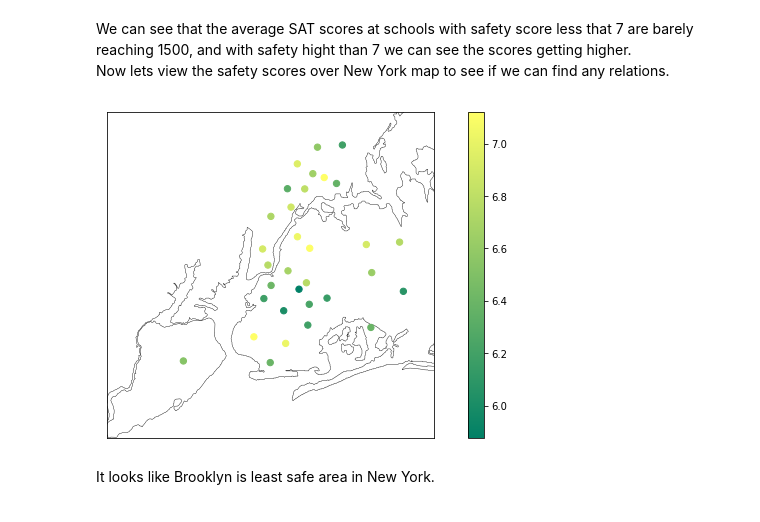
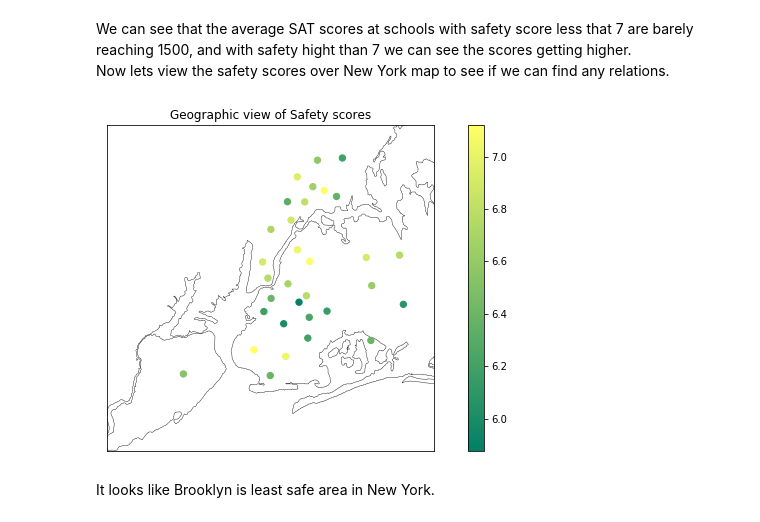
Before and after one commit to abdelrahmanna/Dataquest-DataAnalysis-Track-Projects, a Jupyter notebook: Guided Project_ Analyzing NYC High School Data/Schools.ipynb, the cells around one changed output. Drawn from its saved outputs; the diff is of its cells as text; code cells hidden in the pictures.

Commit message:
updating graph titles

```diff
--- a/Guided Project_ Analyzing NYC High School Data/Schools.ipynb
+++ b/Guided Project_ Analyzing NYC High School Data/Schools.ipynb
@@ -212,34 +212,37 @@ Now lets view the safety scores over New York map to see if we can find any rela
 # %%
 import matplotlib.pyplot as plt
 import os
+os.environ['PROJ_LIB'] = r'C:\Users\Abd-Elrahman\Anaconda3\pkgs\proj4-5.2.0-ha925a31_1\Library\share'
+
 from mpl_toolkits.basemap import Basemap
 
 districts = combined.groupby("school_dist").agg(numpy.mean)
 districts.reset_index(inplace=True)
 
 plt.figure(figsize=(12,6))
 
 m = Basemap(
     projection='merc',
     llcrnrlat=40.496044,
     urcrnrlat=40.915256,
     llcrnrlon=-74.255735,
     urcrnrlon=-73.700272,
     resolution = 'f'
 )
 
 #m.drawmapboundary(fill_color='#85A6D9')
 m.drawcoastlines(color='black', linewidth=.4)
 m.drawrivers(color='#6D5F47', linewidth=.4)
 
 
 longitudes = districts["lon"].tolist()
 latitudes = districts["lat"].tolist()
 g=m.scatter(longitudes, latitudes, s=40, zorder=2, latlon=True, c=districts["saf_s_11"], cmap="summer")
 plt.colorbar(g)
+plt.title('Geographic view of Safety scores')
 plt.show()
 # %% [output]
-[figure, old version]
+[figure, new version]
 # %% [markdown]
 It looks like Brooklyn is least safe area in New York.
 # %% [markdown]
```
